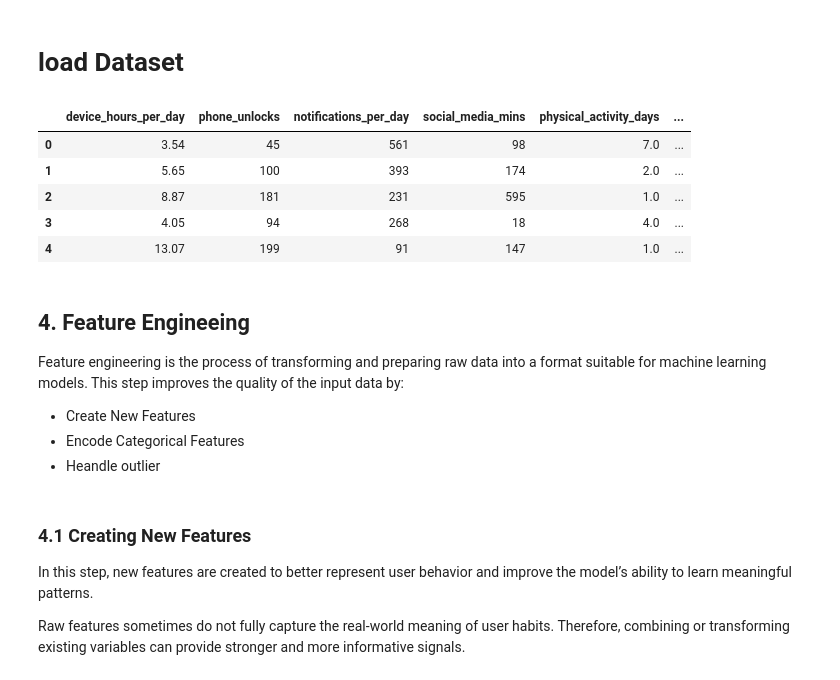
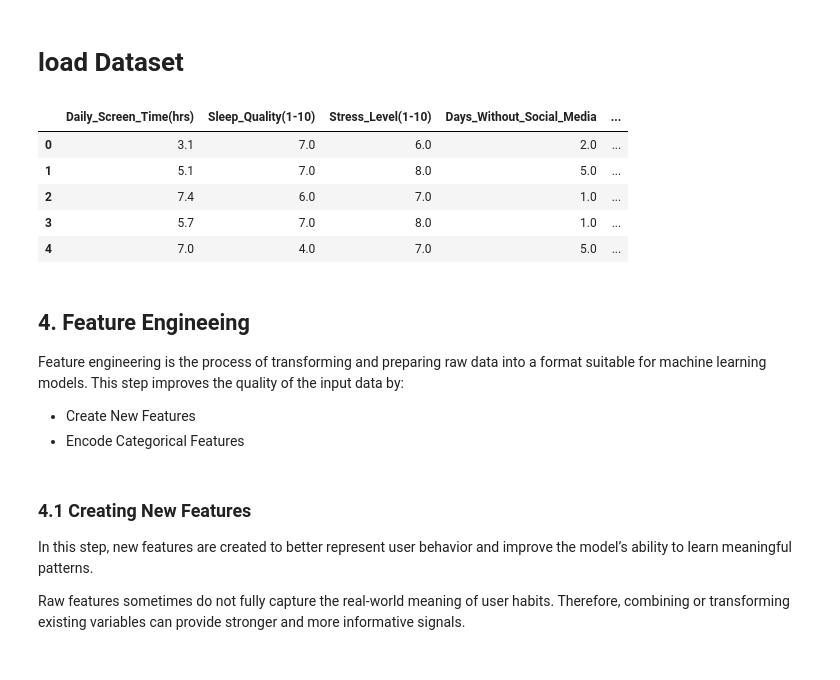
Before and after one commit to Chhun-Nika/DS-FinalProject, a Jupyter notebook: 04-Feature_Engineering/04_FeatureEngineering.ipynb, the cells around one changed output. Saved outputs shown, nothing was run; the diff lists cells and outputs as text; code cells hidden in the pictures.

```diff
--- a/04-Feature_Engineering/04_FeatureEngineering.ipynb
+++ b/04-Feature_Engineering/04_FeatureEngineering.ipynb
@@ -7,16 +7,16 @@ from sklearn.preprocessing import StandardScaler
 # %% [markdown]
 # load Dataset
 # %%
-df = pd.read_csv("../00-dataSource/clean_data_v2.csv")
+df = pd.read_csv("../00-dataSource/dataSourceV2/clean_data_v2.csv")
 # Preview data
 df.head()
 # %% [output]
-|  | device_hours_per_day | phone_unlocks | notifications_per_day | social_media_mins | physical_activity_days | ... |
-| 0 | 3.54 | 45 | 561 | 98 | 7.0 | ... |
-| 1 | 5.65 | 100 | 393 | 174 | 2.0 | ... |
-| 2 | 8.87 | 181 | 231 | 595 | 1.0 | ... |
-| 3 | 4.05 | 94 | 268 | 18 | 4.0 | ... |
-| 4 | 13.07 | 199 | 91 | 147 | 1.0 | ... |
+|  | Daily_Screen_Time(hrs) | Sleep_Quality(1-10) | Stress_Level(1-10) | Days_Without_Social_Media | ... |
+| 0 | 3.1 | 7.0 | 6.0 | 2.0 | ... |
+| 1 | 5.1 | 7.0 | 8.0 | 5.0 | ... |
+| 2 | 7.4 | 6.0 | 7.0 | 1.0 | ... |
+| 3 | 5.7 | 7.0 | 8.0 | 1.0 | ... |
+| 4 | 7.0 | 4.0 | 7.0 | 5.0 | ... |
 # %% [markdown]
 ## 4. Feature Engineeing
 Feature engineering is the process of transforming and preparing raw data into a format suitable for machine learning models.
@@ -24,7 +24,6 @@ This step improves the quality of the input data by:
 
 - Create New Features
 - Encode Categorical Features
-- Heandle outlier
 # %% [markdown]
 ### 4.1 Creating New Features
 
```
Also changed, not shown: parts of 21 cells of this notebook, 21 other files.
